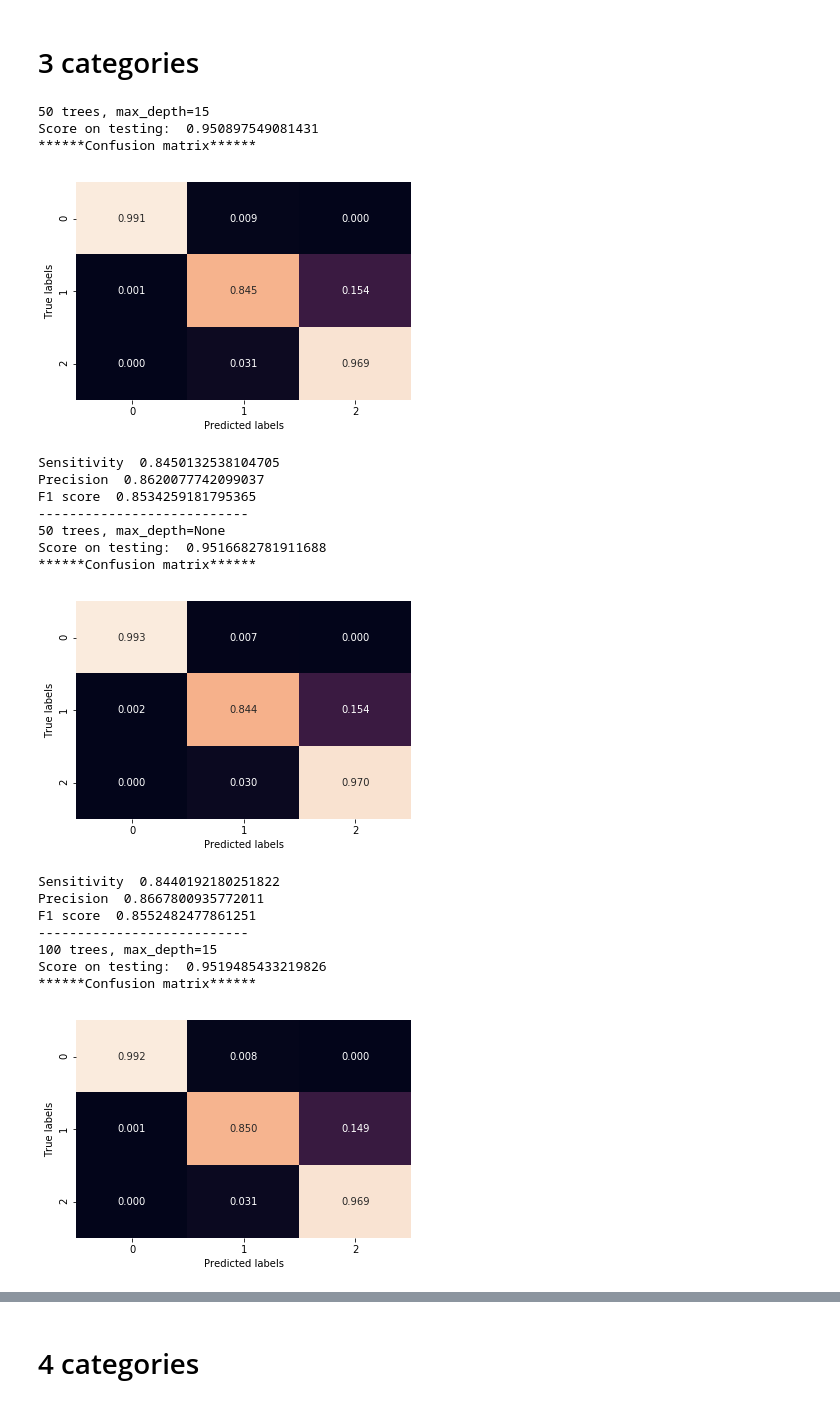
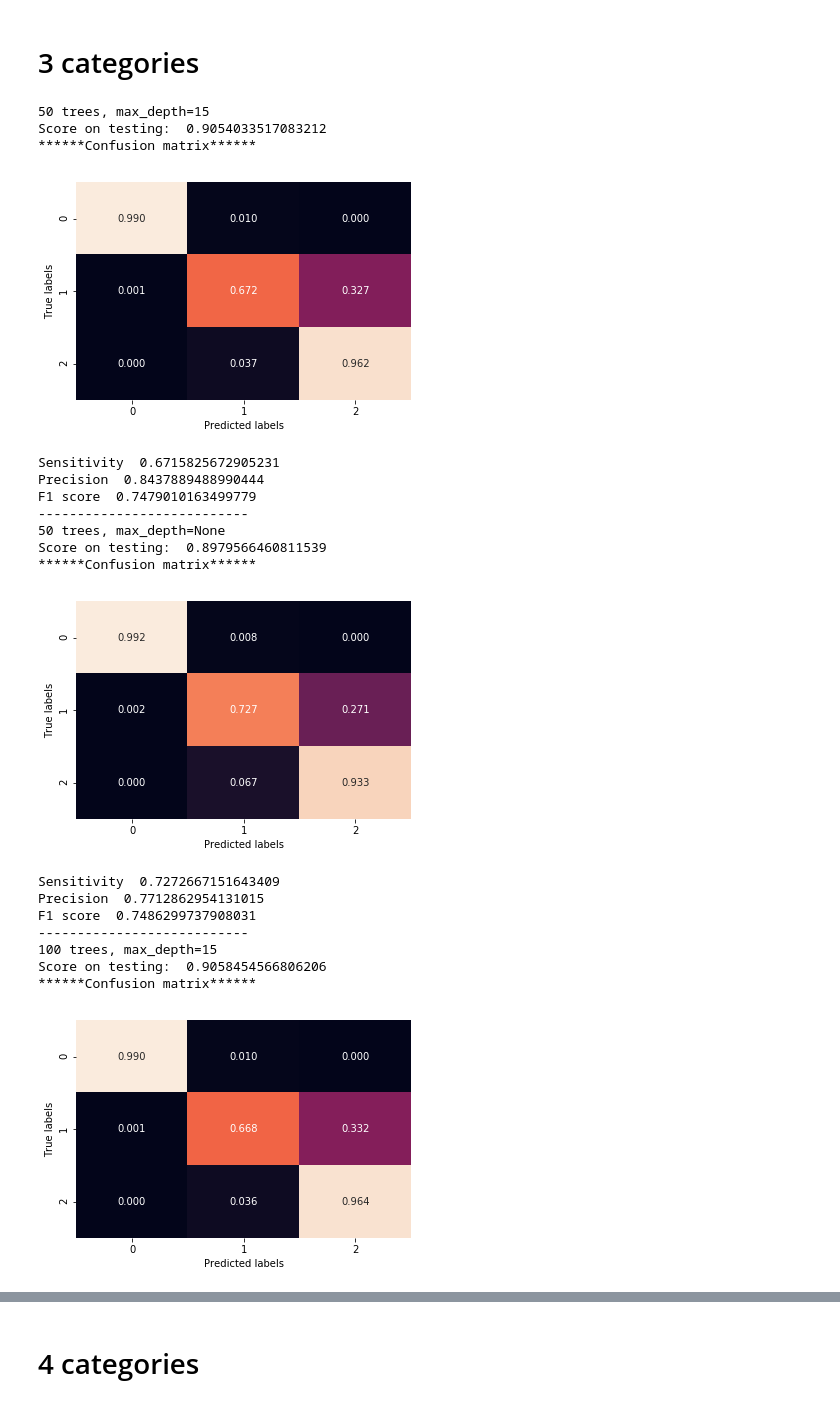
Before and after one commit to PhoenixBirdCreations/IPAM2021_ML, a Jupyter notebook: MassGap/RF_massGap_trials_FARcut.ipynb, the cells around one changed output, grey strips where cells are left out. Drawn from its saved outputs; the diff is of its cells as text; code cells hidden in the pictures.

```diff
--- a/MassGap/RF_massGap_trials_FARcut.ipynb
+++ b/MassGap/RF_massGap_trials_FARcut.ipynb
@@ -68,8 +91,8 @@ These will be taken with threshold=0.5 (they will be used as first check to see
 # 2 categories
 # %%
 RF = classyRF.ClassificationRF()
-RF.load_train_dataset(pathHere, fname_x='train_2cat.csv')
-RF.load_test_dataset(pathHere, fname_x='test_2cat.csv')
+RF.load_train_dataset(pathHere, fname_x='o_train_2cat.csv')
+RF.load_test_dataset(pathHere, fname_x='o_test_2cat.csv')
 RF.Nfeatures = 5
 RF.data_train=RF.data_train_all[:,2:7]
 RF.data_test=RF.data_test_all[:,2:7]
@@ -131,48 +154,48 @@ Best: Results for MassGap are not good enough with any setting. 50 trees and 15
 # 3 categories
 # %%
 RF = classyRF.ClassificationRF()
-RF.load_train_dataset(pathHere, fname_x='train_3cat.csv')
-RF.load_test_dataset(pathHere, fname_x='test_3cat.csv')
+RF.load_train_dataset(pathHere, fname_x='o_train_3cat.csv')
+RF.load_test_dataset(pathHere, fname_x='o_test_3cat.csv')
 RF.Nfeatures = 5
 RF.data_train=RF.data_train_all[:,2:7]
 RF.data_test=RF.data_test_all[:,2:7]
 print("50 trees, max_depth=15")
 RF.train(trees=50, criterion='gini', max_features='sqrt', max_depth=15)
 RF.print_metrics(pathHere)
 otherscores(RF)
 print("---------------------------")
 print("50 trees, max_depth=None")
 RF.train(trees=50, criterion='gini', max_features='sqrt', max_depth=None)
 RF.print_metrics(pathHere)
 otherscores(RF)
 print("---------------------------")
 print("100 trees, max_depth=15")
 RF.train(trees=100, criterion='gini', max_features='sqrt', max_depth=15)
 RF.print_metrics(pathHere)
 otherscores(RF)
 print("---------------------------")
 print("100 trees, max_depth=None")
 RF.train(trees=100, criterion='gini', max_features='sqrt', max_depth=None)
 RF.print_metrics(pathHere)
 otherscores(RF)
 # %% [output]
 50 trees, max_depth=15
-Score on testing:  0.950897549081431
+Score on testing:  0.9054033517083212
 ******Confusion matrix******
-[figure, old version]
+[figure, new version]
-Sensitivity  0.8450132538104705
-Precision  0.8620077742099037
-F1 score  0.8534259181795365
+Sensitivity  0.6715825672905231
+Precision  0.8437889488990444
+F1 score  0.7479010163499779
 ---------------------------
 50 trees, max_depth=None
-Score on testing:  0.9516682781911688
+Score on testing:  0.8979566460811539
 ******Confusion matrix******
-[figure, old version]
+[figure, new version]
-Sensitivity  0.8440192180251822
-Precision  0.8667800935772011
-F1 score  0.8552482477861251
+Sensitivity  0.7272667151643409
+Precision  0.7712862954131015
+F1 score  0.7486299737908031
 ---------------------------
 100 trees, max_depth=15
-Score on testing:  0.9519485433219826
+Score on testing:  0.9058454566806206
 ******Confusion matrix******
-[figure, old version]
+[figure, new version]
```
Also changed, not shown: parts of 19 cells of this notebook.
